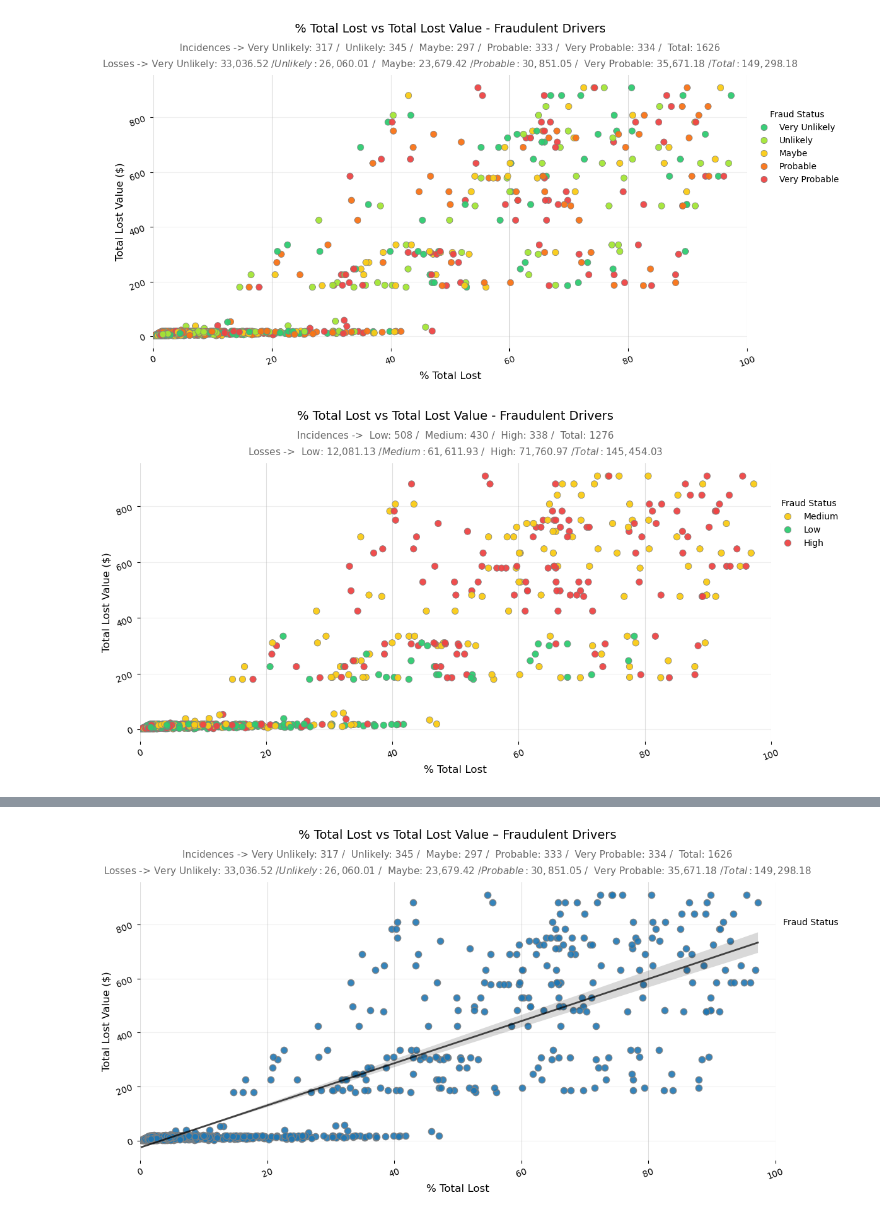
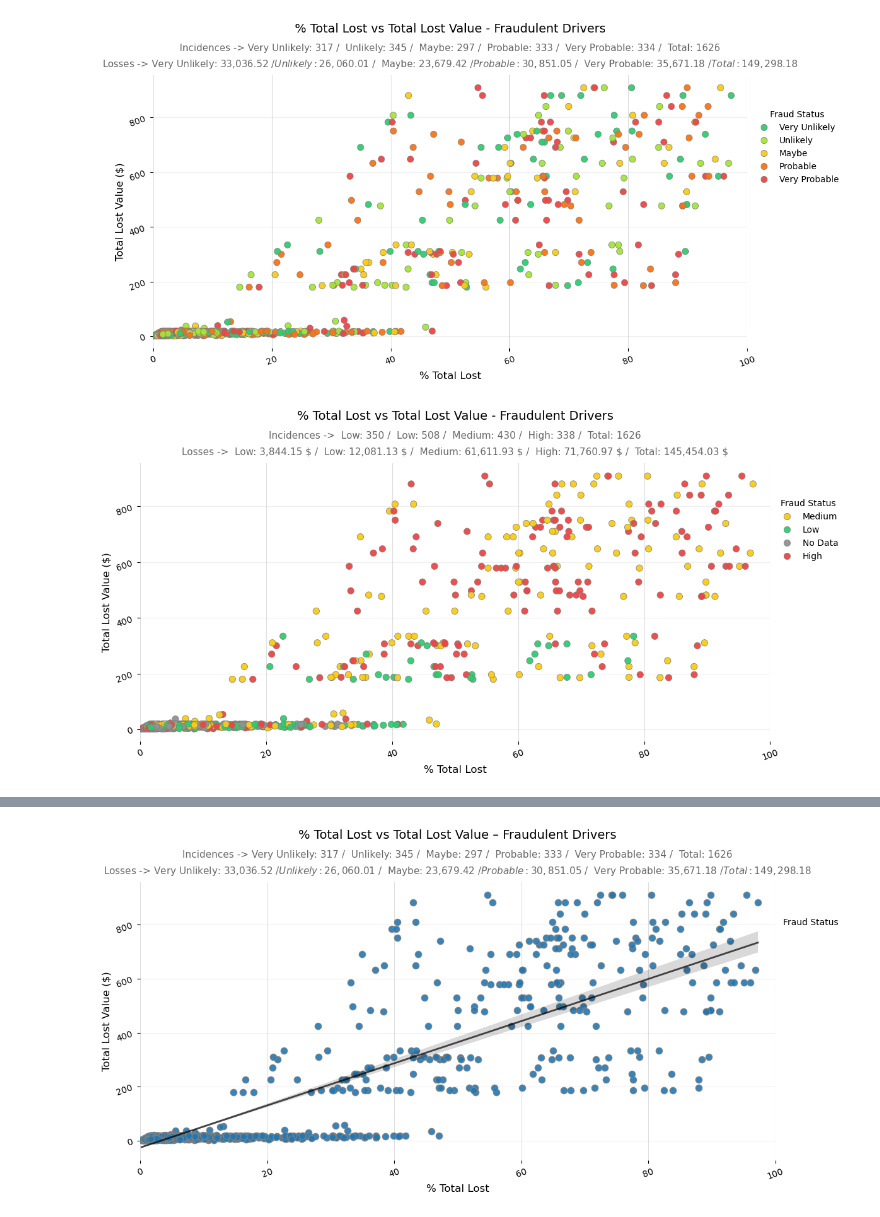
Before and after one commit to Edcysne/Walmart-Project, a Jupyter notebook: first_data_analysis.ipynb, the cells around one changed output, grey strips where cells are left out. Drawn from its saved outputs; the diff is of its cells as text; code cells hidden in the pictures.

```diff
--- a/first_data_analysis.ipynb
+++ b/first_data_analysis.ipynb
@@ -1212,13 +1212,14 @@ plt.show()
 # %%
 # Filter data
 critical_drivers2 = df_nodup[
-    (df_nodup['critical_driver?'] != 'No Data') &
+    (df_nodup['critical_driver?'].notna()) &
     (df_nodup['% Total Lost'].notna()) &
     (df_nodup['total_lost_value'].notna())
 ]
 
 # Color palette
 palette = {
+    'No Data': '#929292',      # gray
     'Low': '#2ecc71',          # green
     'Medium': '#facc15',       # yellow
     'High': '#ef4444'          # red
@@ -1264,6 +1265,7 @@ plt.yticks(rotation=20)
 # --- Summaries ---
 # Count of incidences
 total_cases2 = critical_drivers2['total_lost_value'].count()
+nodata2 = (critical_drivers2['critical_driver?'] == 'No Data').sum()
 low2 = (critical_drivers2['critical_driver?'] == 'Low').sum()
 medium2 = (critical_drivers2['critical_driver?'] == 'Medium').sum()
 high2 = (critical_drivers2['critical_driver?'] == 'High').sum()
@@ -1271,31 +1273,34 @@ high2 = (critical_drivers2['critical_driver?'] == 'High').sum()
 # Total Lost by fraud class
 total_loss3 = critical_drivers2['total_lost_value'].sum()
 fmt_loss2 = lambda v: f'{round(v,2):,} $'
 
+No_data_loss2 = critical_drivers2.loc[critical_drivers2['critical_driver?']=='No Data','total_lost_value'].sum()
 low_loss2 = critical_drivers2.loc[critical_drivers2['critical_driver?']=='Low','total_lost_value'].sum()
 medium_loss2 = critical_drivers2.loc[critical_drivers2['critical_driver?']=='Medium','total_lost_value'].sum()
 high_loss2 = critical_drivers2.loc[critical_drivers2['critical_driver?']=='High','total_lost_value'].sum()
 
 plt.text(
     0.5, 1.09,
     'Incidences -> '
+    f' Low: {nodata2} / '
     f' Low: {low2} / '
     f' Medium: {medium2} / '
     f' High: {high2} / '
     f' Total: {total_cases2}',
     transform=ax.transAxes, ha='center', fontsize=11, color='dimgray'
 )
 
 plt.text(
     0.5, 1.03,
     'Losses -> '
+    f' Low: {fmt_loss(No_data_loss2)} / '
     f' Low: {fmt_loss(low_loss2)} / '
     f' Medium: {fmt_loss(medium_loss2)} / '
     f' High: {fmt_loss(high_loss2)} / '
     f' Total: {fmt_loss(total_loss2)}',
     transform=ax.transAxes, ha='center', fontsize=11, color='dimgray'
 )
 
 plt.show()
 # %% [output]
-[figure, old version]
+[figure, new version]
```
Also changed, not shown: parts of 2 cells of this notebook, 2 other files.
